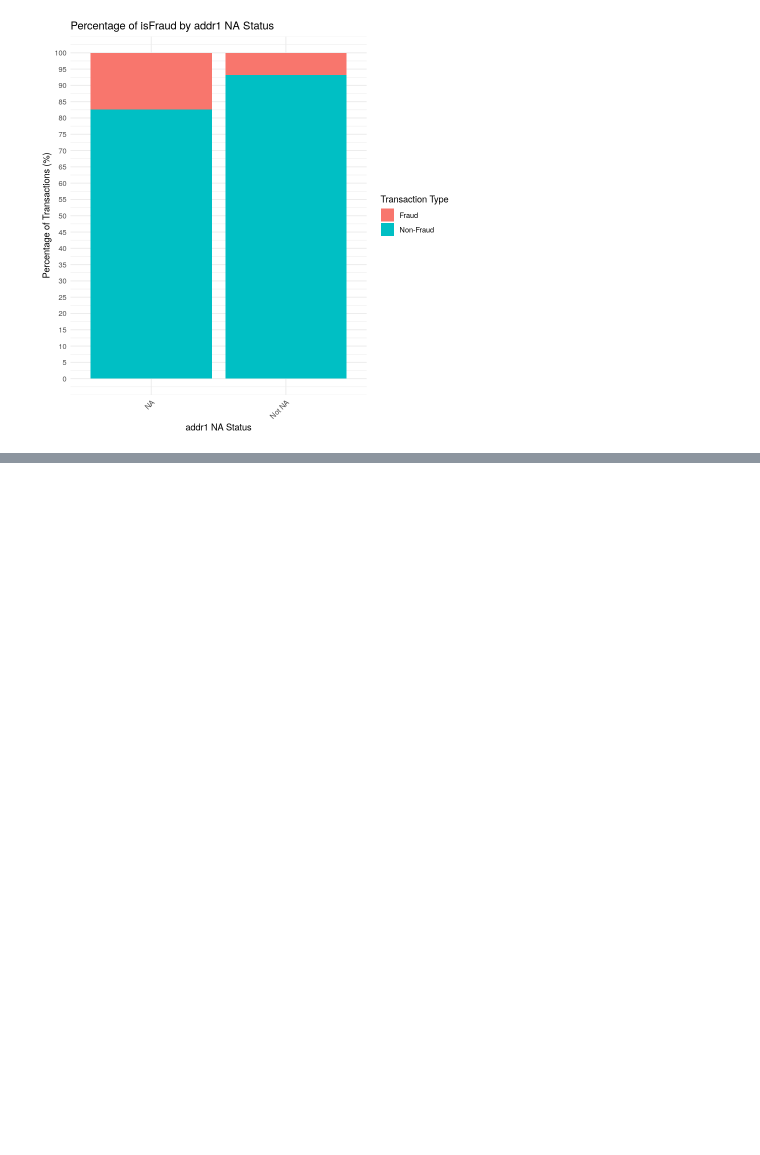
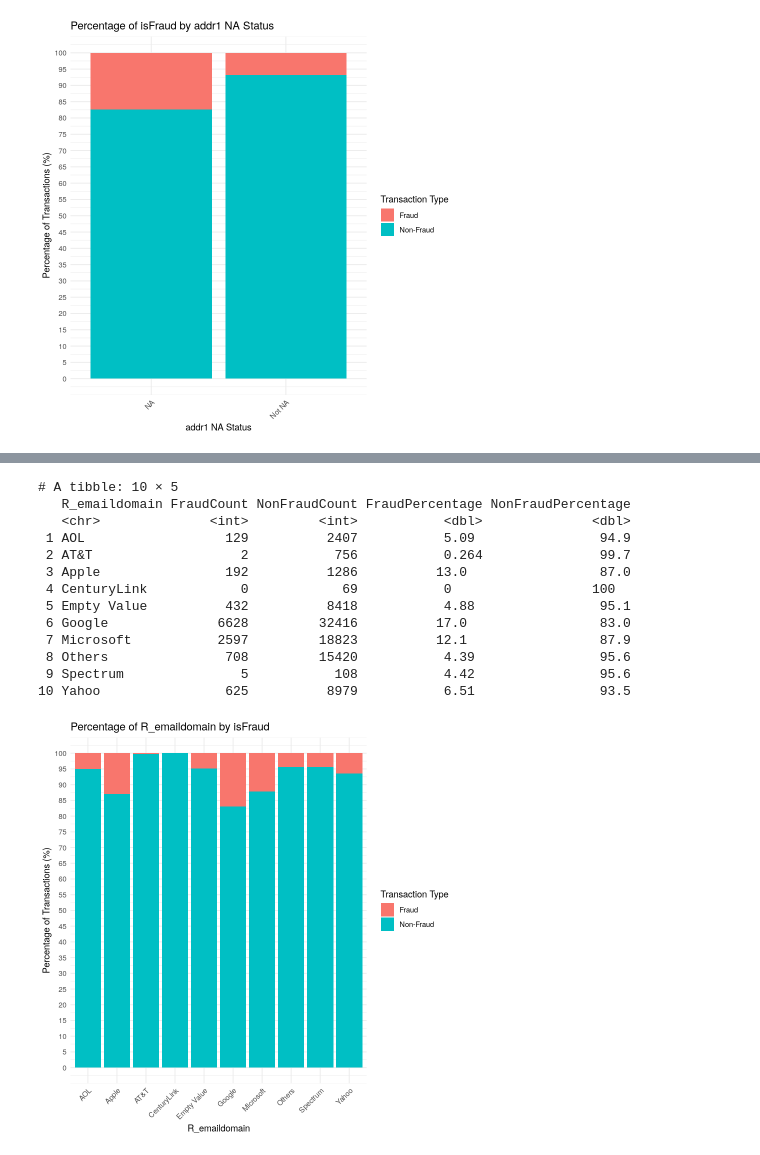
Before and after one commit to ytcctl/peter, a Jupyter notebook: FITE7410/FITE7410_Assgn_1_v0.2.ipynb, the cells around one changed output, grey strips where cells are left out. Cells and saved outputs as stored; diff of their text form; code cells hidden in the pictures; blank space fills up the shorter version.

```diff
--- a/FITE7410/FITE7410_Assgn_1_v0.2.ipynb
+++ b/FITE7410/FITE7410_Assgn_1_v0.2.ipynb
@@ -736,0 +895,44 @@ ggplot(addr1_plot_data, aes(x = addr1_is_na, y = Percentage, fill = Type)) +
+# %%
+# view the percentage of R_emaildomain group by isFraud ------------------------------------------------
+remaildomain_fraud_percentage <- data %>%
+  group_by(R_emaildomain) %>%
+  summarise(FraudCount = sum(isFraud), NonFraudCount = n() - sum(isFraud)) %>%
+  mutate(FraudPercentage = (FraudCount / (FraudCount + NonFraudCount)) * 100,
+         NonFraudPercentage =   (NonFraudCount / (FraudCount + NonFraudCount)) * 100)
+print(remaildomain_fraud_percentage)
+# visualize the percentage of R_emaildomain group by isFraud ------------------------------------------------
+# First, reshape the data for better plotting
+remaildomain_plot_data <- remaildomain_fraud_percentage %>%
+  select(R_emaildomain, FraudPercentage, NonFraudPercentage) %>%
+  pivot_longer(cols = c(FraudPercentage, NonFraudPercentage),
+               names_to = "Type",
+               values_to = "Percentage") %>%
+  mutate(Type = case_when(
+    Type == "FraudPercentage" ~ "Fraud",
+    Type == "NonFraudPercentage" ~ "Non-Fraud"
+  ))
+# Create the plot with proper dodged bars
+ggplot(remaildomain_plot_data, aes(x = R_emaildomain, y = Percentage, fill = Type)) +
+  geom_bar(stat = "identity") +
+  theme_minimal() +
+  theme(axis.text.x = element_text(angle = 45, hjust = 1)) +
+  scale_y_continuous(breaks = seq(0, 100, by = 5)) +
+  labs(title = "Percentage of R_emaildomain by isFraud",
+       x = "R_emaildomain",
+       y = "Percentage of Transactions (%)",
+       fill = "Transaction Type")
+# %% [output]
+# A tibble: 10 × 5
+   R_emaildomain FraudCount NonFraudCount FraudPercentage NonFraudPercentage
+   <chr>              <int>         <int>           <dbl>              <dbl>
+ 1 AOL                  129          2407           5.09                94.9
+ 2 AT&T                   2           756           0.264               99.7
+ 3 Apple                192          1286          13.0                 87.0
+ 4 CenturyLink            0            69           0                  100
+ 5 Empty Value          432          8418           4.88                95.1
+ 6 Google              6628         32416          17.0                 83.0
+ 7 Microsoft           2597         18823          12.1                 87.9
+ 8 Others               708         15420           4.39                95.6
+ 9 Spectrum               5           108           4.42                95.6
+10 Yahoo                625          8979           6.51                93.5
+[figure, added]
```
Also changed, not shown: parts of 26 cells of this notebook, 1 other file.
